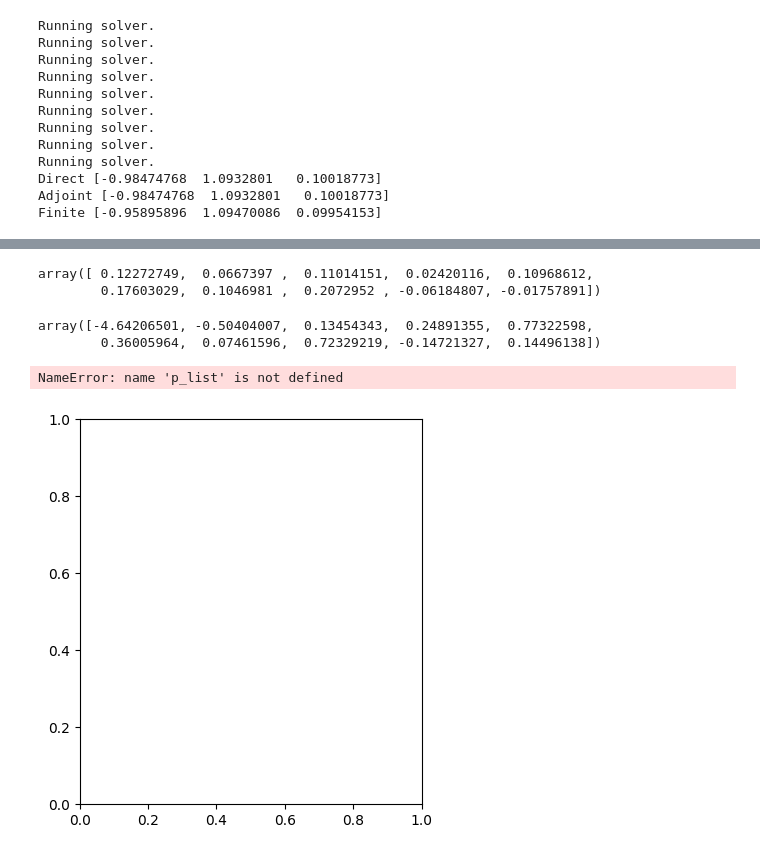
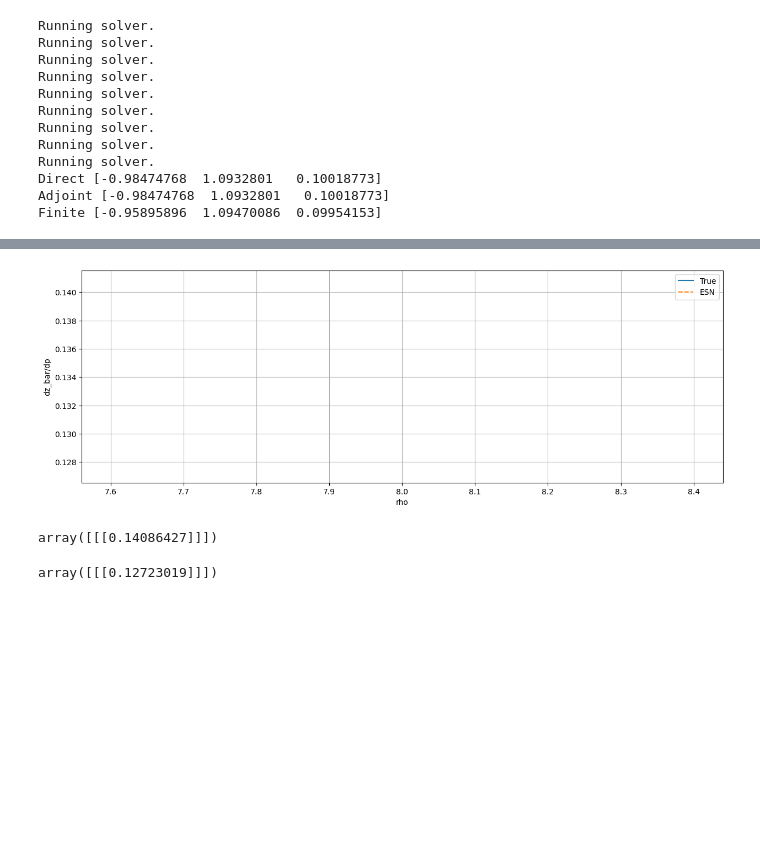
Before and after one commit to MagriLab/Adjoint-ESN, a Jupyter notebook: src/run_dyn_sys_from_results.ipynb, the cells around one changed output, grey strips where cells are left out. Saved outputs shown, nothing was run; the diff lists cells and outputs as text; code cells hidden in the pictures; blank space fills up the shorter version.

```diff
--- a/src/run_dyn_sys_from_results.ipynb
+++ b/src/run_dyn_sys_from_results.ipynb
@@ -324,7 +369,7 @@ Running solver.
 ## Statistics
 # %%
 # generate and train ESN realisations
-n_ensemble = 1
+n_ensemble = 5
 res_idx = 0
 ESN_list = [None] * n_ensemble
 for e_idx in range(n_ensemble):
@@ -412,17 +459,17 @@ Running solver.
 def objective_fun(u):
     return np.mean(u[:,2])
 
-sim_time = 324
-loop_times = [300]
+loop_times = [1000]
+sim_time = loop_times[0] + transient_time + 10
 
 if sys == Lorenz63:
     param_mesh_input = [None] * 3
-    param_mesh_input[eParam.beta] = [8/3]
-    param_mesh_input[eParam.rho] = np.arange(55,58,0.1)
-    param_mesh_input[eParam.sigma] = [10] #np.arange(8,15,0.5)
+    param_mesh_input[eParam.beta] = np.arange(0.5,3.0,0.1)
+    param_mesh_input[eParam.rho] = [28]
+    param_mesh_input[eParam.sigma] = [10] #np.arange(6,23,1)
 elif sys == Lorenz96:
     param_mesh_input = [None] * 1
-    param_mesh_input[eParam.p] = np.arange(1,12,0.1)
+    param_mesh_input[eParam.p] = np.arange(5,11,0.5)
 
 p_list = pp.make_param_mesh(param_mesh_input)
 
@@ -501,9 +561,9 @@ plot_obj_and_grad(eParam.rho, degree = 1)
 # %% [markdown]
 ## Lyapunov stability analysis
 # %%
-params = {"beta": 0.7,
-          "rho": 28,
-          "sigma": 10}
+params = {"beta": 1.75,
+          "rho": 52.0,
+          "sigma": 13.0}
 
 sim_time = 224
 loop_times = [200]
@@ -533,7 +593,8 @@ LEs, FTLE, QQ, RR = lyap.calculate_LEs(sys=my_sys,
                                  target_dim=None,
                                  norm_step=1)
 LEs_target = LEs[-1]
-print(LEs_target)
+print('Lyapunov exponents:', LEs_target)
+print('Lyapunov time:', 1/LEs_target[0])
 CLVs, angles, FTCLE = lyap.calculate_CLVs(QQ,RR,network_dt)
 # %% [output]
 Running solver.
@@ -619,8 +680,8 @@ Direct [-0.98474768  1.0932801   0.10018773]
 Adjoint [-0.98474768  1.0932801   0.10018773]
 Finite [-0.95895896  1.09470086  0.09954153]
 # %%
-sim_time = 50
-n_loops = 10
+sim_time = 200
+n_loops = 100
 loop_times = [sim_time]
 loop_time_arr = [2.0]
 transient_time = 20.0
@@ -629,7 +690,7 @@ washout_time = 4.0
 if sys == Lorenz63:
     param_mesh_input = [None] * 3
     param_mesh_input[eParam.beta] = [8/3]
-    param_mesh_input[eParam.rho] = [28]
+    param_mesh_input[eParam.rho] = [28.0]
     param_mesh_input[eParam.sigma] = [10.0]
 elif sys == Lorenz96:
     param_mesh_input = [None] * 1
@@ -654,8 +715,8 @@ for p_idx, p in enumerate(p_list):
                                                 params,
                                                 sim_time,
                                                 sim_dt,
-                                                # random_seed=1,
-                                                y_init=y0[0],
+                                                random_seed=0,
+                                                # y_init=y0[0],
                                                 integrator=integrator)
 
     hi_data = pp.create_dataset_dyn_sys(my_sys,y_sim,t_sim,params,
@@ -822,31 +861,28 @@ sens_results = pp.unpickle_file(
-# %%
-sens_results["dJdp"]["true"]["adjoint"][0,2,:,0]
-# %% [output]
-array([ 0.12272749,  0.0667397 ,  0.11014151,  0.02420116,  0.10968612,
-        0.17603029,  0.1046981 ,  0.2072952 , -0.06184807, -0.01757891])
-# %%
-sens_results["dJdp"]["esn"]["adjoint"][2,0,2,:,0]
-# %% [output]
-array([-4.64206501, -0.50404007,  0.13454343,  0.24891355,  0.77322598,
-        0.36005964,  0.07461596,  0.72329219, -0.14721327,  0.14496138])
 # %%
 dJdp_true_mean = np.mean(dJdp["true"]["adjoint"], axis = 2)
 dJdp_esn_mean =  np.mean(dJdp["esn"]["adjoint"], axis = 2)
 plt.figure(figsize=(15,5))
 for i, param in enumerate(param_vars):
     plt.subplot(1,len(param_vars),i+1)
-    vis.plot_lines(p_list[:,eParam.rho],
+    vis.plot_lines(p_list[:,eParam.p],
                 dJdp_true_mean[:,eParam[param],0],
                 dJdp_esn_mean[:,0,0], #dJdp_esn_mean[:,eParam[param],0],
                 linestyle=["-","--"],
                 xlabel="rho",
                 ylabel=f"dz_bar/d{param}",
                 )
 
     plt.legend(["True","ESN"])
 # %% [output]
-NameError: name 'p_list' is not defined
-[figure, old version]
+[figure, new version]
+# %%
+dJdp_true_mean
+# %% [output]
+array([[[0.14086427]]])
+# %%
+dJdp_esn_mean
+# %% [output]
+array([[[0.12723019]]])
 # %%
 dJdp_true_mean = np.mean(dJdp["true"]["adjoint"], axis = 2)
 dJdp_esn_mean = np.mean(dJdp["esn"]["adjoint"], axis = 2)
```
Also changed, not shown: parts of 22 cells of this notebook, 3 other files.
